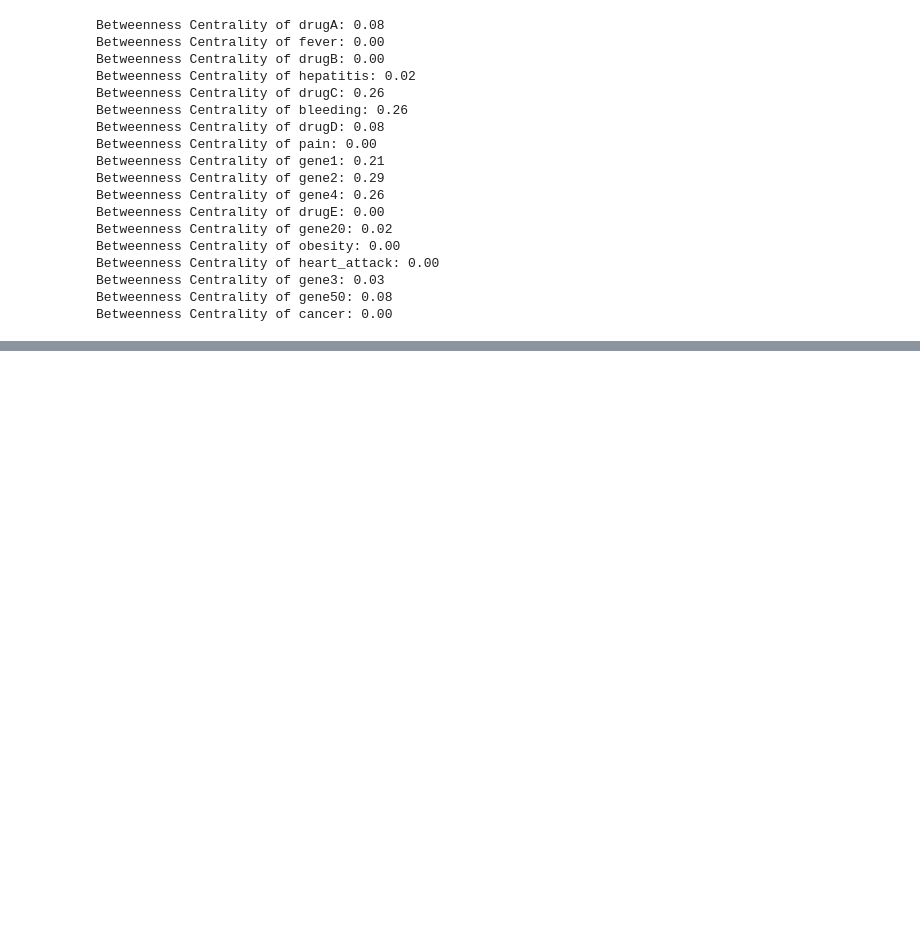
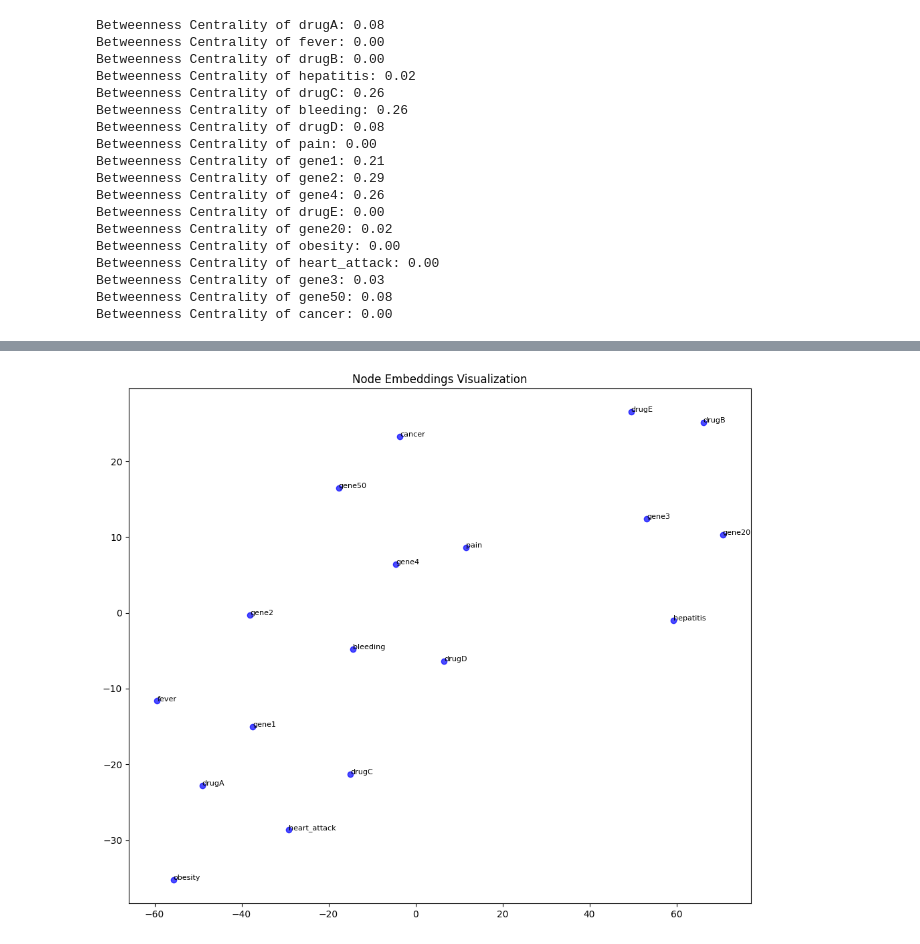
Before and after one commit to Gutema-1990/GenAI-agent, a Jupyter notebook: implementing_KG.ipynb, the cells around one changed output, grey strips where cells are left out. Saved outputs shown, nothing was run; the diff lists cells and outputs as text; code cells hidden in the pictures; blank space fills up the shorter version.

```diff
--- a/implementing_KG.ipynb
+++ b/implementing_KG.ipynb
@@ -108,0 +155,29 @@ Betweenness Centrality of cancer: 0.00
+# %%
+from node2vec import Node2Vec
+
+# Generate node embeddings using node2vec
+node2vec = Node2Vec(G, dimensions=64, walk_length=30, num_walks=200, workers=4) # You can adjust these parameters
+model = node2vec.fit(window=10, min_count=1, batch_words=4) # Training the model
+
+# Visualize node embeddings using t-SNE
+from sklearn.manifold import TSNE
+import numpy as np
+
+# Get embeddings for all nodes
+embeddings = np.array([model.wv[node] for node in G.nodes()])
+
+# Reduce dimensionality using t-SNE
+tsne = TSNE(n_components=2, perplexity=10, n_iter=400)
+embeddings_2d = tsne.fit_transform(embeddings)
+
+# Visualize embeddings in 2D space with node labels
+plt.figure(figsize=(12, 10))
+plt.scatter(embeddings_2d[:, 0], embeddings_2d[:, 1], c='blue', alpha=0.7)
+
+# Add node labels
+for i, node in enumerate(G.nodes()):
+    plt.text(embeddings_2d[i, 0], embeddings_2d[i, 1], node, fontsize=8)
+plt.title('Node Embeddings Visualization')
+plt.show()
+# %% [output]
+[figure, added]
```
Also changed, not shown: parts of 5 cells of this notebook.
